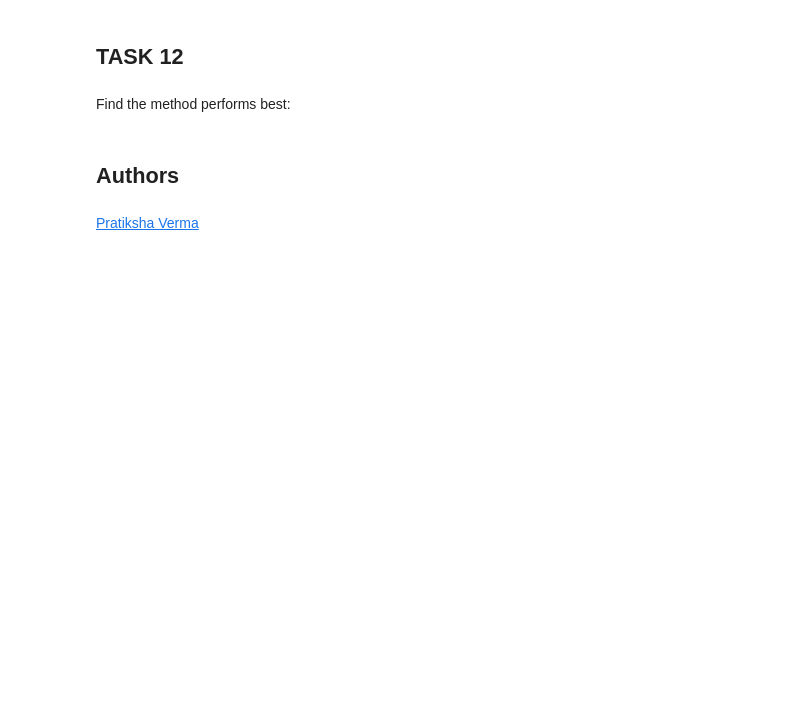
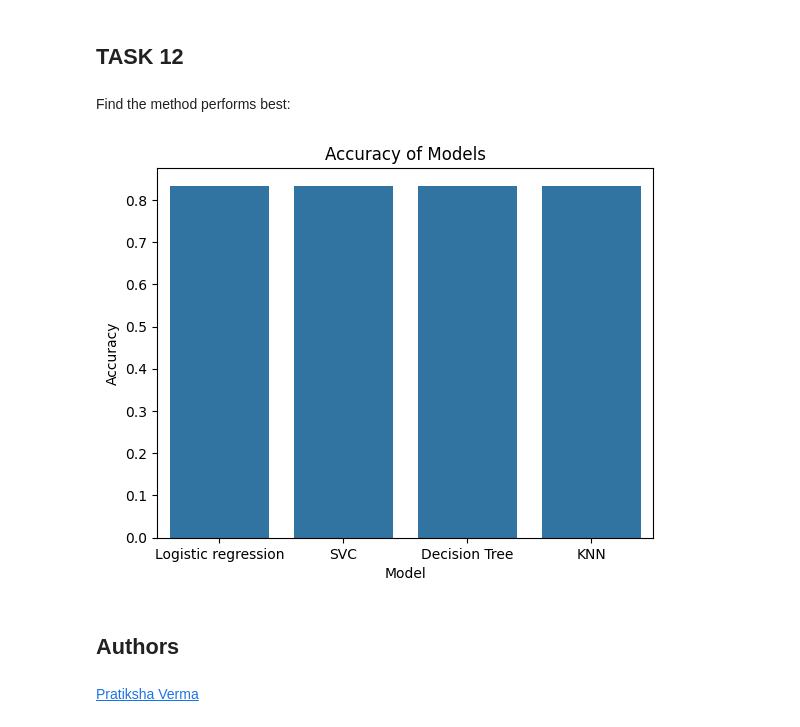
Before and after one commit to LRS-Coder/Data-Science-Capstone, a Jupyter notebook: SpaceX_Machine Learning Prediction_Part_5.ipynb, the cells around one changed output. Cells and saved outputs as stored; diff of their text form; code cells hidden in the pictures; blank space fills up the shorter version.

```diff
--- a/SpaceX_Machine Learning Prediction_Part_5.ipynb
+++ b/SpaceX_Machine Learning Prediction_Part_5.ipynb
@@ -373,7 +373,22 @@ plot_confusion_matrix(Y_test,yhat)
 # %% [markdown]
 Find the method performs best:
 # %%
+# Information for barplot
+ma_data = {
+    'Model': ['Logistic regression', 'SVC', 'Decision Tree', 'KNN'],
+    'Accuracy': [accuracy, accuracy2, accuracy3, accuracy4]
+}
+# Barplot
+sns.barplot(x='Model', y='Accuracy', data=ma_data)
+# Labels and title
+plt.xlabel('Model')
+plt.ylabel('Accuracy')
+plt.title('Accuracy of Models')
+# Show the plot
+plt.show()
 #They all performed equally well on the test data set. It is unclear which method is best.
+# %% [output]
+[figure, added]
 # %% [markdown]
 ## Authors
 # %% [markdown]
```
Also changed, not shown: parts of 2 cells of this notebook.
